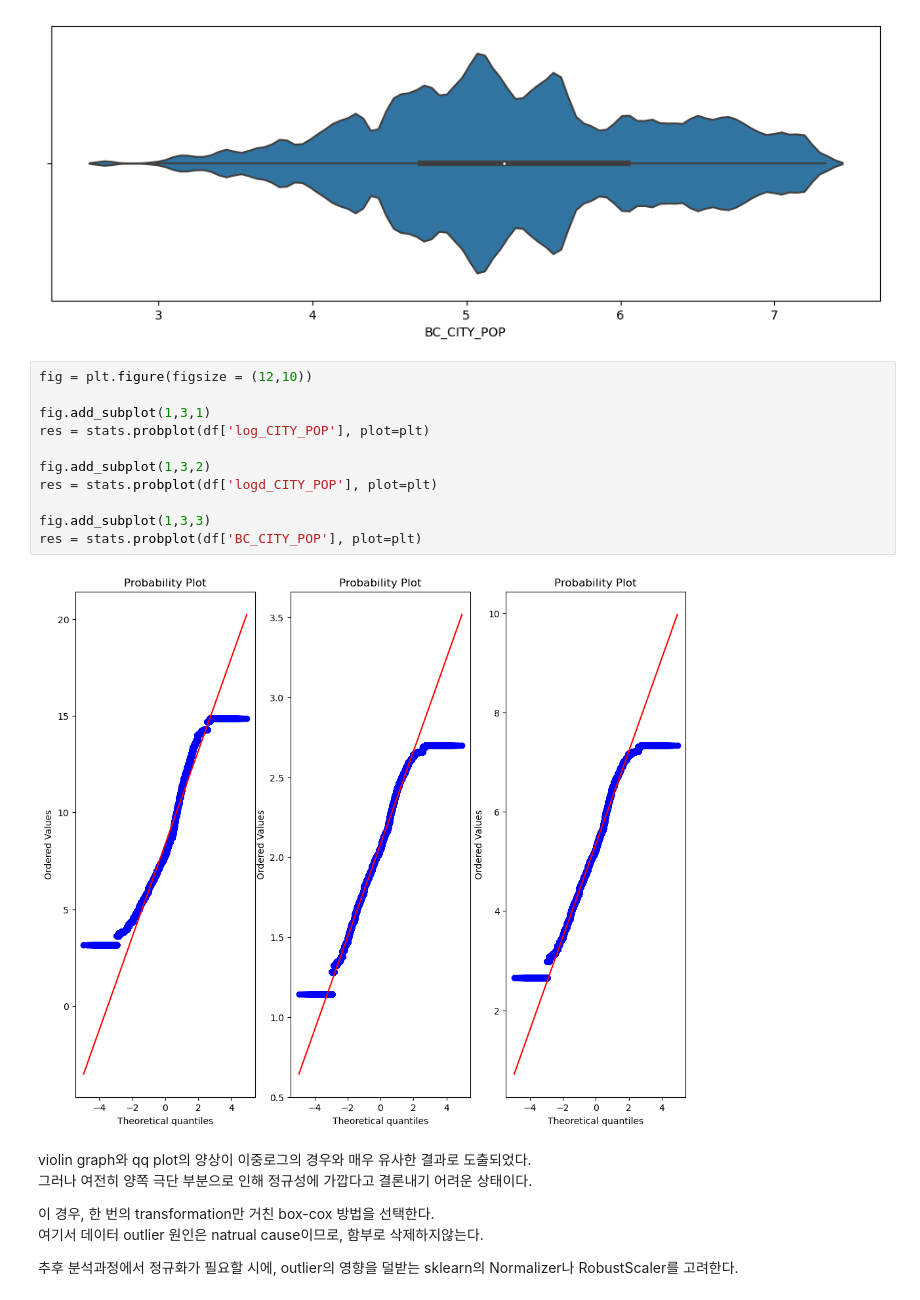
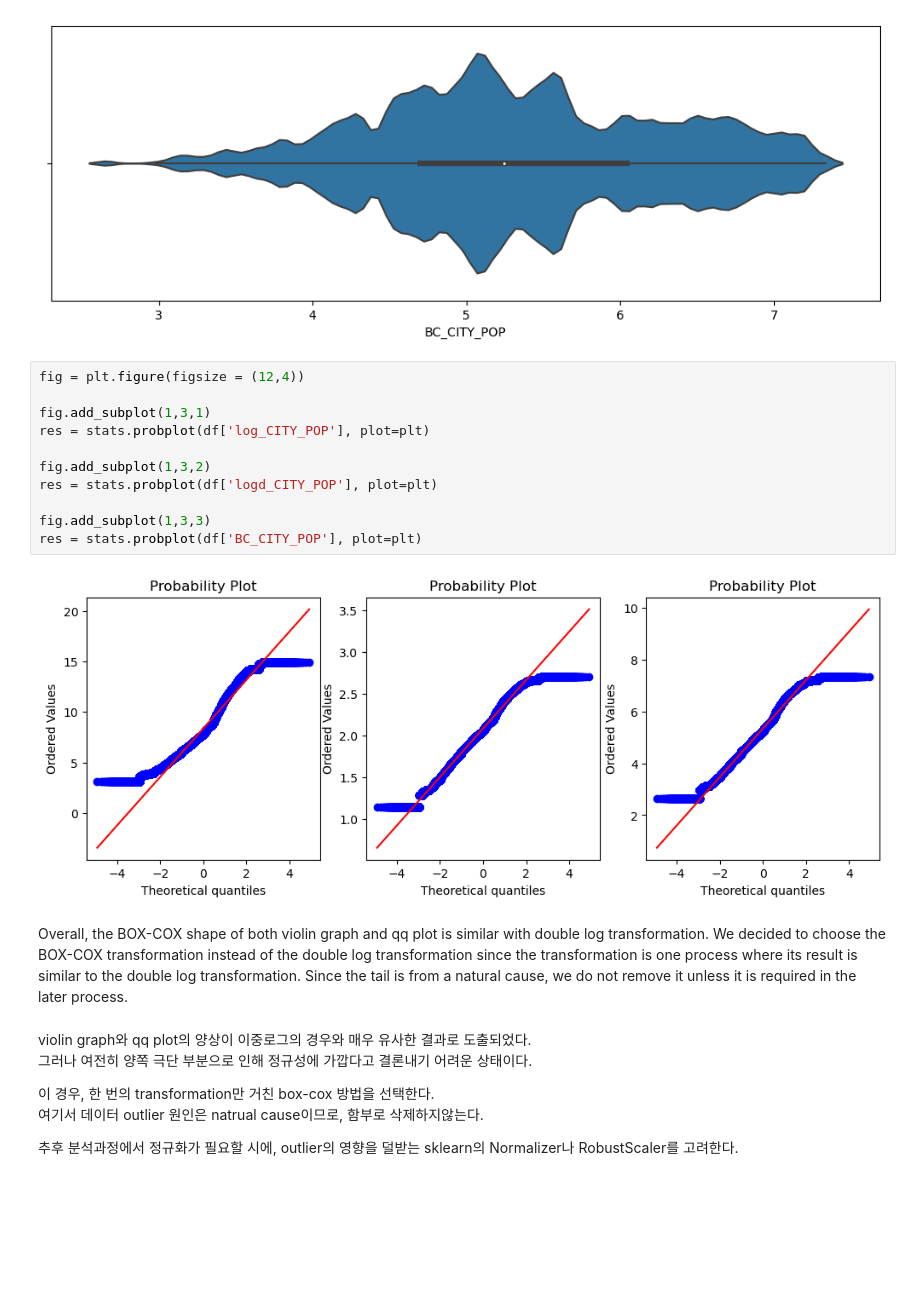
Before and after one commit to skmanzg/FraudDectectionProject2023, a Jupyter notebook: Data_Wrangling_part2.ipynb, the cells around one changed output. Saved outputs shown, nothing was run; the diff lists cells and outputs as text; blank space fills up the shorter version.

```diff
--- a/Data_Wrangling_part2.ipynb
+++ b/Data_Wrangling_part2.ipynb
@@ -557,18 +626,20 @@ plt.show()
 # %% [output]
 [figure]
 # %%
-fig = plt.figure(figsize = (12,10))
+fig = plt.figure(figsize = (12,4))
 
 fig.add_subplot(1,3,1)
 res = stats.probplot(df['log_CITY_POP'], plot=plt)
 
 fig.add_subplot(1,3,2)
 res = stats.probplot(df['logd_CITY_POP'], plot=plt)
 
 fig.add_subplot(1,3,3)
 res = stats.probplot(df['BC_CITY_POP'], plot=plt)
 # %% [output]
-[figure, old version]
+[figure, new version]
+# %% [markdown]
+Overall, the BOX-COX shape of both violin graph and qq plot is similar with double log transformation. We decided to choose the BOX-COX transformation instead of the double log transformation since the transformation is one process where its result is similar to the double log transformation. Since the tail is from a natural cause, we do not remove it unless it is required in the later process.
 # %% [markdown]
 violin graph와 qq plot의 양상이 이중로그의 경우와 매우 유사한 결과로 도출되었다.
 그러나 여전히 양쪽 극단 부분으로 인해 정규성에 가깝다고 결론내기 어려운 상태이다.
```
Also changed, not shown: parts of 56 cells of this notebook, 6 other files.
